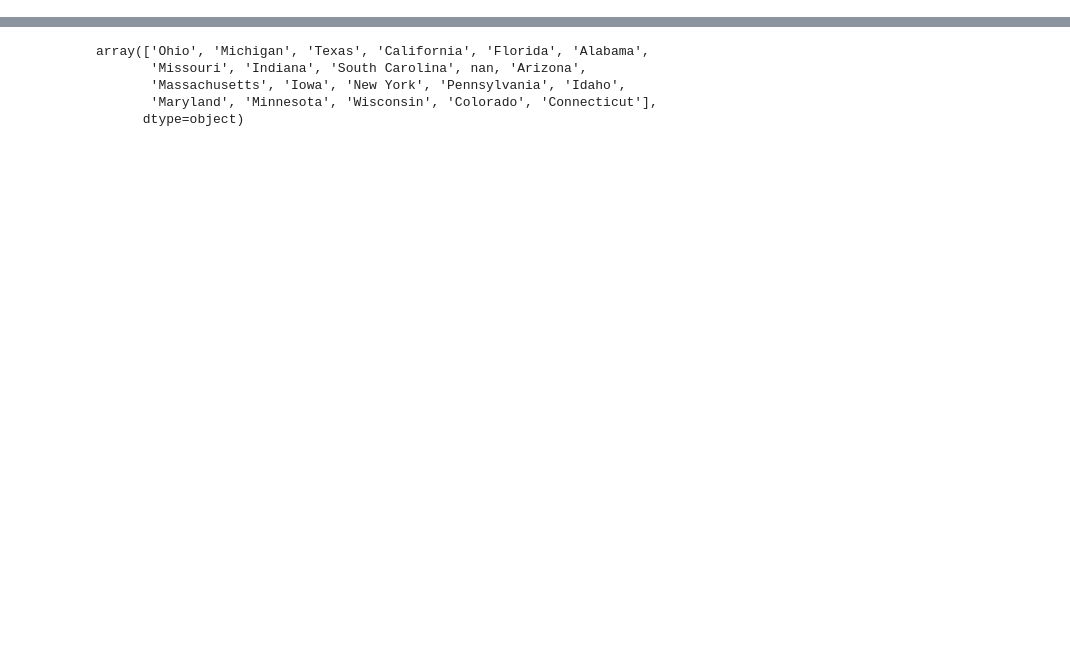
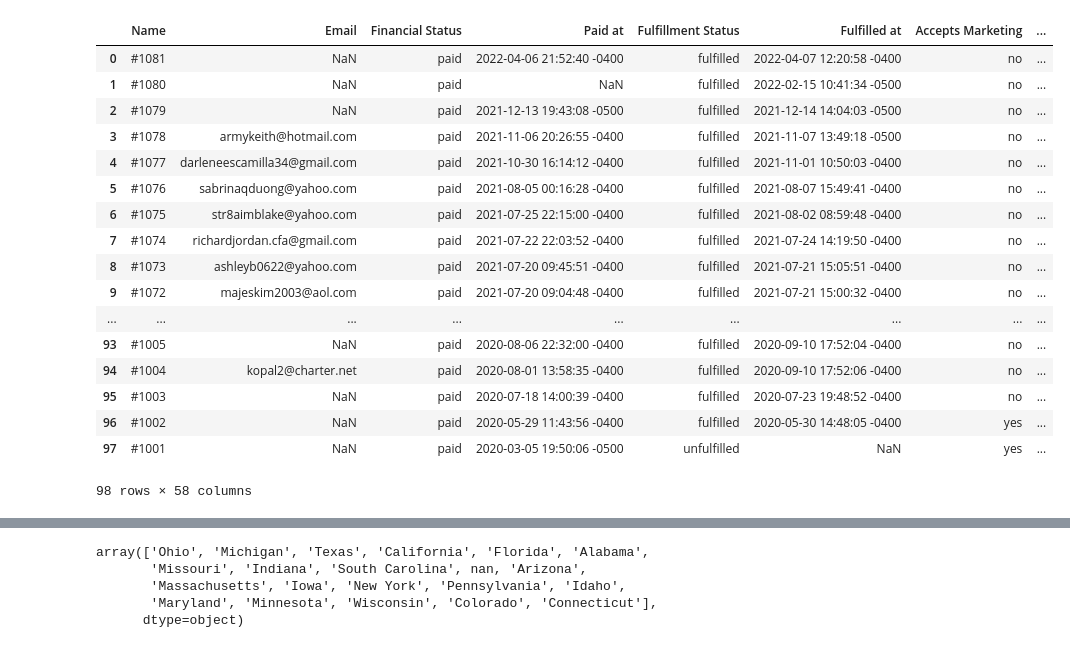
Before and after one commit to ethompson17/Explorer_Analytics, a Jupyter notebook: Explorer Analytics.ipynb, the cells around one changed output, grey strips where cells are left out. Cells and saved outputs as stored; diff of their text form; code cells hidden in the pictures; blank space fills up the shorter version.

```diff
--- a/Explorer Analytics.ipynb
+++ b/Explorer Analytics.ipynb
@@ -6,0 +32,5 @@ df = pd.read_csv('https://raw.githubusercontent.com/ethompson17/Explorer_Analyti
+# %%
+newdf=df
+for column in newdf.columns:
+    if df[column].count() == 0:
+        df=df.drop(column, axis=1)
@@ -7 +57,22 @@ df = pd.read_csv('https://raw.githubusercontent.com/ethompson17/Explorer_Analyti
+# %%
+newdf
+# %% [output]
+|  | Name | Email | Financial Status | Paid at | Fulfillment Status | Fulfilled at | Accepts Marketing | ... |
+| 0 | #1081 | NaN | paid | 2022-04-06 21:52:40 -0400 | fulfilled | 2022-04-07 12:20:58 -0400 | no | ... |
+| 1 | #1080 | NaN | paid | NaN | fulfilled | 2022-02-15 10:41:34 -0500 | no | ... |
+| 2 | #1079 | NaN | paid | 2021-12-13 19:43:08 -0500 | fulfilled | 2021-12-14 14:04:03 -0500 | no | ... |
+| 3 | #1078 | armykeith@hotmail.com | paid | 2021-11-06 20:26:55 -0400 | fulfilled | 2021-11-07 13:49:18 -0500 | no | ... |
+| 4 | #1077 | darleneescamilla34@gmail.com | paid | 2021-10-30 16:14:12 -0400 | fulfilled | 2021-11-01 10:50:03 -0400 | no | ... |
+| 5 | #1076 | sabrinaqduong@yahoo.com | paid | 2021-08-05 00:16:28 -0400 | fulfilled | 2021-08-07 15:49:41 -0400 | no | ... |
+| 6 | #1075 | str8aimblake@yahoo.com | paid | 2021-07-25 22:15:00 -0400 | fulfilled | 2021-08-02 08:59:48 -0400 | no | ... |
+| 7 | #1074 | richardjordan.cfa@gmail.com | paid | 2021-07-22 22:03:52 -0400 | fulfilled | 2021-07-24 14:19:50 -0400 | no | ... |
+| 8 | #1073 | ashleyb0622@yahoo.com | paid | 2021-07-20 09:45:51 -0400 | fulfilled | 2021-07-21 15:05:51 -0400 | no | ... |
+| 9 | #1072 | majeskim2003@aol.com | paid | 2021-07-20 09:04:48 -0400 | fulfilled | 2021-07-21 15:00:32 -0400 | no | ... |
+| ... | ... | ... | ... | ... | ... | ... | ... | ... |
+| 93 | #1005 | NaN | paid | 2020-08-06 22:32:00 -0400 | fulfilled | 2020-09-10 17:52:04 -0400 | no | ... |
+| 94 | #1004 | kopal2@charter.net | paid | 2020-08-01 13:58:35 -0400 | fulfilled | 2020-09-10 17:52:06 -0400 | no | ... |
+| 95 | #1003 | NaN | paid | 2020-07-18 14:00:39 -0400 | fulfilled | 2020-07-23 19:48:52 -0400 | no | ... |
+| 96 | #1002 | NaN | paid | 2020-05-29 11:43:56 -0400 | fulfilled | 2020-05-30 14:48:05 -0400 | yes | ... |
+| 97 | #1001 | NaN | paid | 2020-03-05 19:50:06 -0500 | unfulfilled | NaN | yes | ... |
+98 rows × 58 columns
 # %%
```
Also changed, not shown: parts of 16 cells of this notebook.
